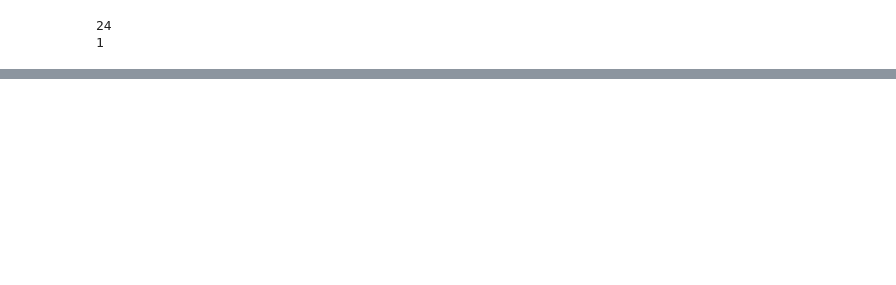
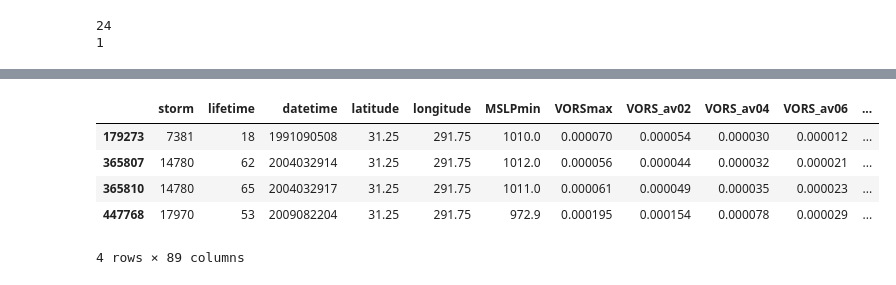
Before and after one commit to maxinecloutierg/ERA5_Storm_Track, a Jupyter notebook: jupyter/etc24_v2.ipynb, the cells around one changed output, grey strips where cells are left out. Cells and saved outputs as stored; diff of their text form; code cells hidden in the pictures; blank space fills up the shorter version.

```diff
--- a/jupyter/etc24_v2.ipynb
+++ b/jupyter/etc24_v2.ipynb
@@ -623,0 +642,9 @@ Year in process: 1979010218
+# %%
+etc24.loc[(etc24.latitude == 31.25) & (etc24.longitude == 291.75)]
+# %% [output]
+|  | storm | lifetime | datetime | latitude | longitude | MSLPmin | VORSmax | VORS_av02 | VORS_av04 | VORS_av06 | ... |
+| 179273 | 7381 | 18 | 1991090508 | 31.25 | 291.75 | 1010.0 | 0.000070 | 0.000054 | 0.000030 | 0.000012 | ... |
+| 365807 | 14780 | 62 | 2004032914 | 31.25 | 291.75 | 1012.0 | 0.000056 | 0.000044 | 0.000032 | 0.000021 | ... |
+| 365810 | 14780 | 65 | 2004032917 | 31.25 | 291.75 | 1011.0 | 0.000061 | 0.000049 | 0.000035 | 0.000023 | ... |
+| 447768 | 17970 | 53 | 2009082204 | 31.25 | 291.75 | 972.9 | 0.000195 | 0.000154 | 0.000078 | 0.000029 | ... |
+4 rows × 89 columns
```
Also changed, not shown: parts of 14 cells of this notebook.
